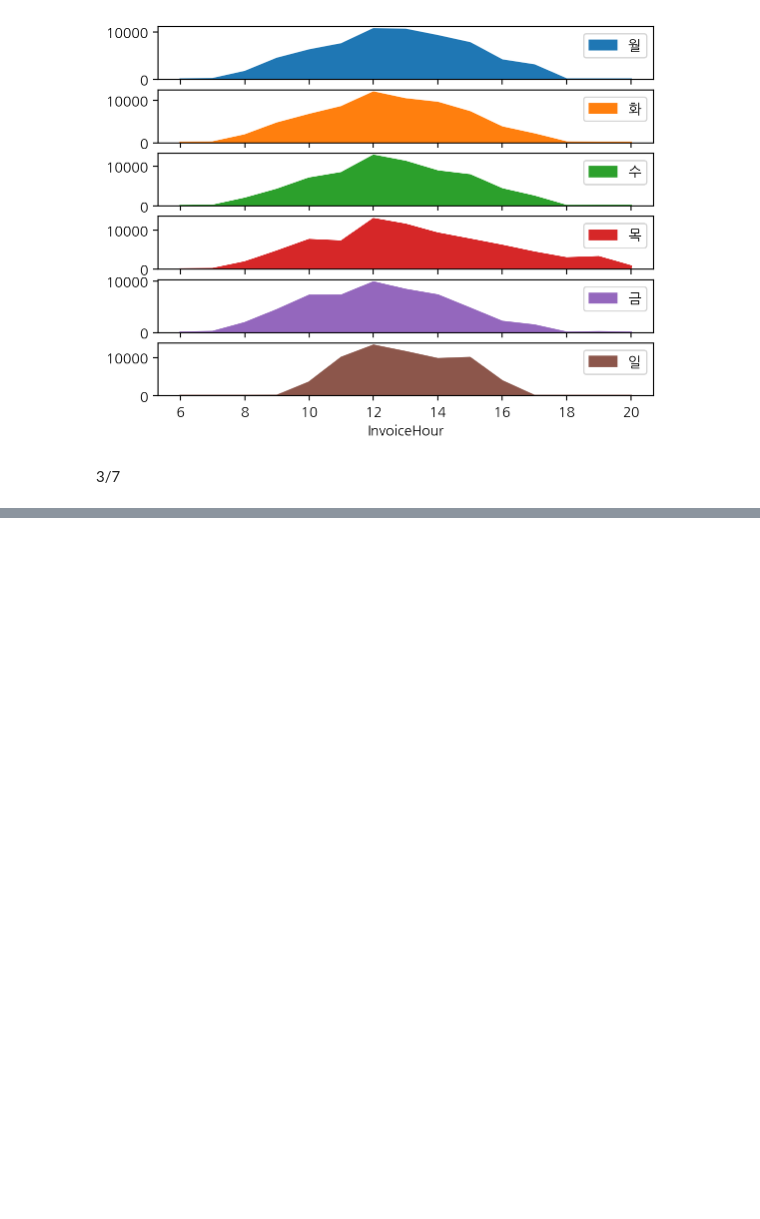
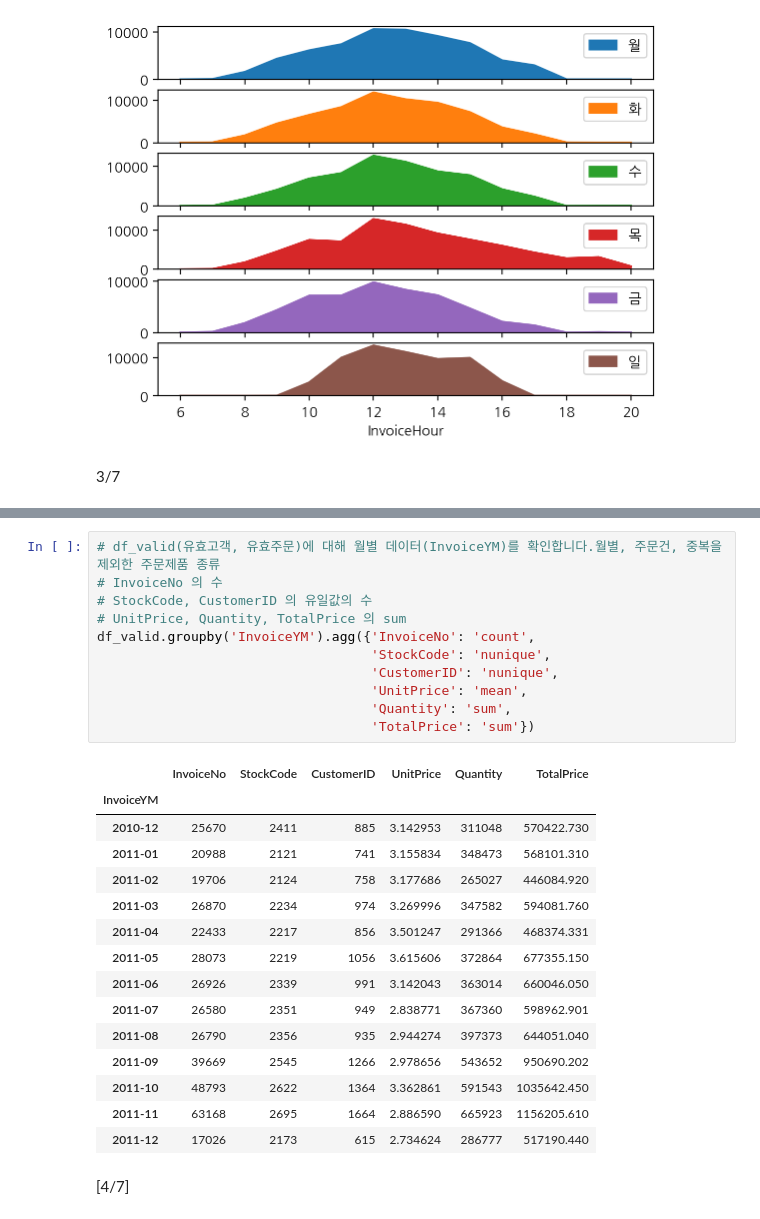
Before and after one commit to chobuzz/Business_Data_Analyst, a Jupyter notebook: Practice1.ipynb, the cells around one changed output, grey strips where cells are left out. Saved outputs shown, nothing was run; the diff lists cells and outputs as text; blank space fills up the shorter version.

```diff
--- a/Practice1.ipynb
+++ b/Practice1.ipynb
@@ -786,0 +847,29 @@ hour_dow.plot(subplots=True, kind='area');
+# %%
+# df_valid(유효고객, 유효주문)에 대해 월별 데이터(InvoiceYM)를 확인합니다.월별, 주문건, 중복을 제외한 주문제품 종류
+# InvoiceNo 의 수
+# StockCode, CustomerID 의 유일값의 수
+# UnitPrice, Quantity, TotalPrice 의 sum
+df_valid.groupby('InvoiceYM').agg({'InvoiceNo': 'count',
+                                   'StockCode': 'nunique',
+                                   'CustomerID': 'nunique',
+                                   'UnitPrice': 'mean',
+                                   'Quantity': 'sum',
+                                   'TotalPrice': 'sum'})
+# %% [output]
+|  | InvoiceNo | StockCode | CustomerID | UnitPrice | Quantity | TotalPrice |
+| InvoiceYM |  |  |  |  |  |  |
+| 2010-12 | 25670 | 2411 | 885 | 3.142953 | 311048 | 570422.730 |
+| 2011-01 | 20988 | 2121 | 741 | 3.155834 | 348473 | 568101.310 |
+| 2011-02 | 19706 | 2124 | 758 | 3.177686 | 265027 | 446084.920 |
+| 2011-03 | 26870 | 2234 | 974 | 3.269996 | 347582 | 594081.760 |
+| 2011-04 | 22433 | 2217 | 856 | 3.501247 | 291366 | 468374.331 |
+| 2011-05 | 28073 | 2219 | 1056 | 3.615606 | 372864 | 677355.150 |
+| 2011-06 | 26926 | 2339 | 991 | 3.142043 | 363014 | 660046.050 |
+| 2011-07 | 26580 | 2351 | 949 | 2.838771 | 367360 | 598962.901 |
+| 2011-08 | 26790 | 2356 | 935 | 2.944274 | 397373 | 644051.040 |
+| 2011-09 | 39669 | 2545 | 1266 | 2.978656 | 543652 | 950690.202 |
+| 2011-10 | 48793 | 2622 | 1364 | 3.362861 | 591543 | 1035642.450 |
+| 2011-11 | 63168 | 2695 | 1664 | 2.886590 | 665923 | 1156205.610 |
+| 2011-12 | 17026 | 2173 | 615 | 2.734624 | 286777 | 517190.440 |
+# %% [markdown]
+[4/7]
```
Also changed, not shown: parts of 7 cells of this notebook.
